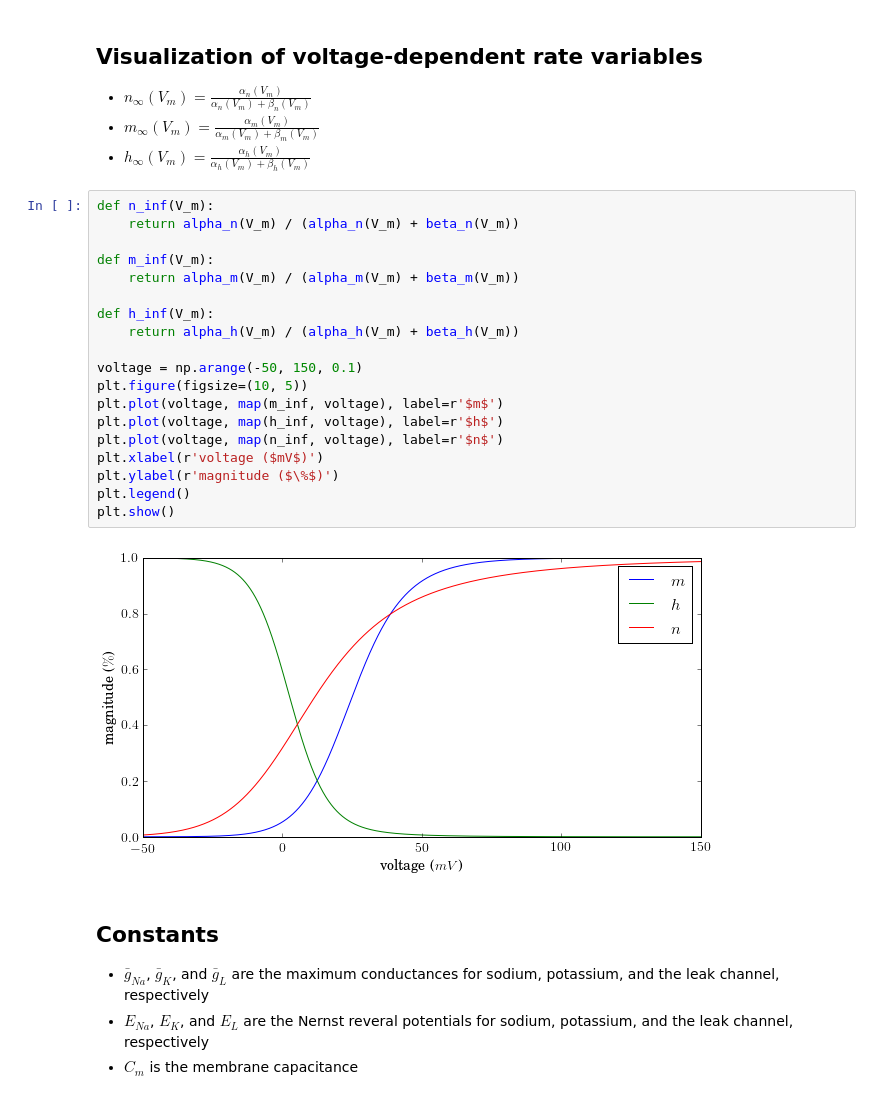
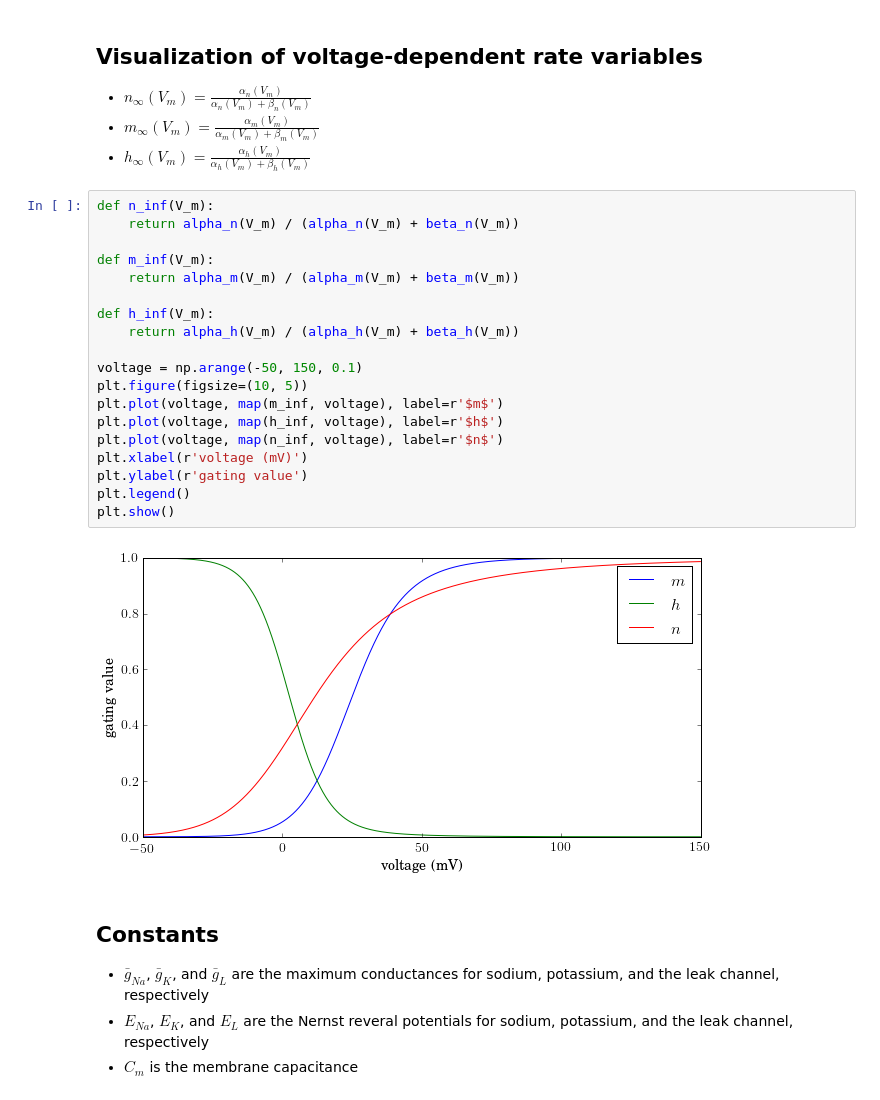
Before and after one commit to fabianschilling/neuron-model, a Jupyter notebook: neuron-model.ipynb, the cells around one changed output. Cells and saved outputs as stored; diff of their text form.

```diff
--- a/neuron-model.ipynb
+++ b/neuron-model.ipynb
@@ -78,24 +78,24 @@ def beta_h(V_m):
 # %%
 def n_inf(V_m):
     return alpha_n(V_m) / (alpha_n(V_m) + beta_n(V_m))
 
 def m_inf(V_m):
     return alpha_m(V_m) / (alpha_m(V_m) + beta_m(V_m))
 
 def h_inf(V_m):
     return alpha_h(V_m) / (alpha_h(V_m) + beta_h(V_m))
 
 voltage = np.arange(-50, 150, 0.1)
 plt.figure(figsize=(10, 5))
 plt.plot(voltage, map(m_inf, voltage), label=r'$m$')
 plt.plot(voltage, map(h_inf, voltage), label=r'$h$')
 plt.plot(voltage, map(n_inf, voltage), label=r'$n$')
-plt.xlabel(r'voltage ($mV$)')
-plt.ylabel(r'magnitude ($\%$)')
+plt.xlabel(r'voltage (mV)')
+plt.ylabel(r'gating value')
 plt.legend()
 plt.show()
 # %% [output]
-[figure, old version]
+[figure, new version]
 # %% [markdown]
 ## Constants
 
```
Also changed, not shown: parts of 1 cell of this notebook.
